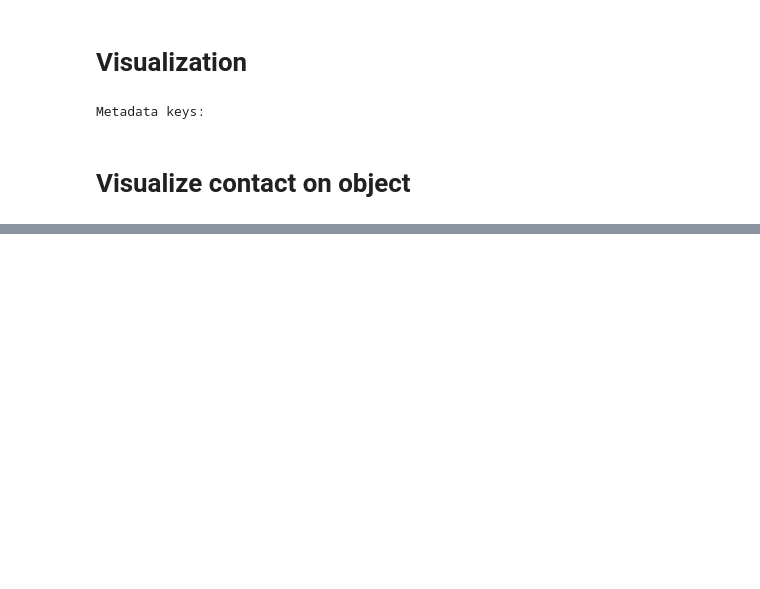
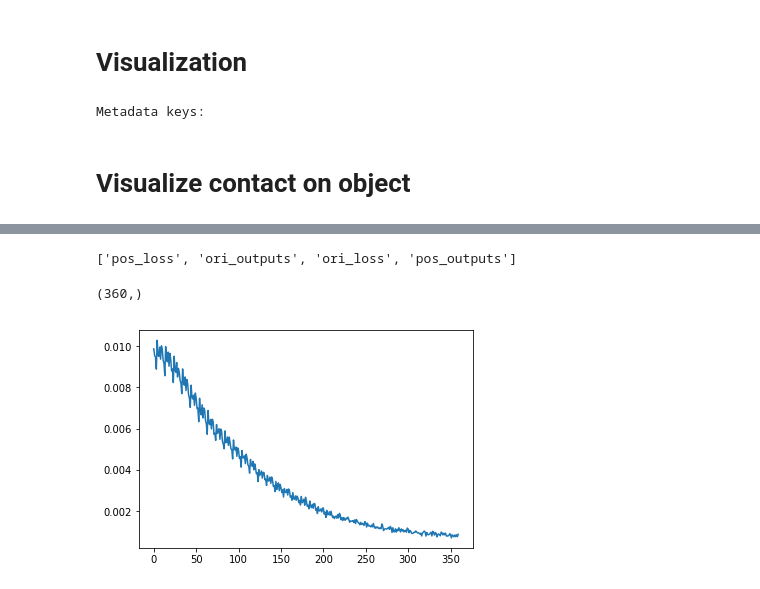
Before and after one commit to mcubelab/mpalm_affordances, a Jupyter notebook: catkin_ws/src/primitives/nb/vae.ipynb, the cells around one changed output, grey strips where cells are left out. Drawn from its saved outputs; the diff is of its cells as text; code cells hidden in the pictures; blank space fills up the shorter version.

```diff
--- a/catkin_ws/src/primitives/nb/vae.ipynb
+++ b/catkin_ws/src/primitives/nb/vae.ipynb
@@ -439,3 +623,19 @@ scene = vis_palms(pull_data_eval, name='pull')
 # scene = vis_palms(grasp_data, name='grasp')
 
 scene.show(viewer='gl')
+# %%
+loss_data = np.load('/root/training/saved_models/grasp_keypoints_two_heads_small_batch_grasp_input_0/grasp_keypoints_two_heads_small_batch_grasp_input_0_epoch_35_recon_loss.npz', allow_pickle=True)
+# %%
+loss_data.keys()
+# %% [output]
+['pos_loss', 'ori_outputs', 'ori_loss', 'pos_outputs']
+# %%
+loss_data['pos_loss'].shape
+# %% [output]
+(360,)
+# %%
+plt.figure()
+plt.plot(loss_data['pos_loss'])
+plt.show()
+# %% [output]
+[figure, added]
```
Also changed, not shown: parts of 26 cells of this notebook.
